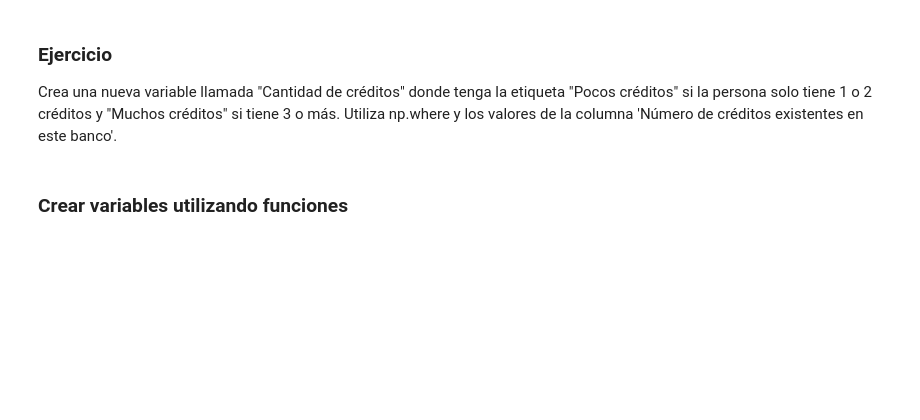
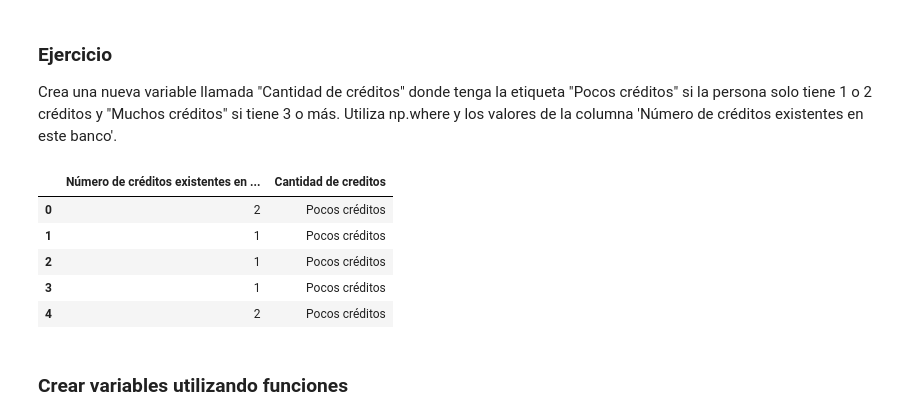
Before and after one commit to ferneyreina19/2025-segundo-semestre-ia-economia, a Jupyter notebook: clases/3_Analisis_y_visualizacion_datos/6_Preprocesamiento_y_feature_engineering.ipynb, the cells around one changed output. Cells and saved outputs as stored; diff of their text form; code cells hidden in the pictures; blank space fills up the shorter version.

```diff
--- a/clases/3_Analisis_y_visualizacion_datos/6_Preprocesamiento_y_feature_engineering.ipynb
+++ b/clases/3_Analisis_y_visualizacion_datos/6_Preprocesamiento_y_feature_engineering.ipynb
@@ -274,6 +353,16 @@ df_mapeado[['Trabajador extranjero', 'Trabajador extranjero 2']].sample(5)
 ### Ejercicio
 
 Crea una nueva variable llamada "Cantidad de créditos" donde tenga la etiqueta "Pocos créditos" si la persona solo tiene 1 o 2 créditos y "Muchos créditos" si tiene 3 o más. Utiliza np.where y los valores de la columna 'Número de créditos existentes en este banco'.
+# %%
+df_mapeado['Cantidad de creditos'] = np.where(df_mapeado['Número de créditos existentes en este banco'] <= 2 , 'Pocos créditos', 'Muchos creditos')
+df_mapeado[['Número de créditos existentes en este banco', 'Cantidad de creditos']].head()
+# %% [output]
+|  | Número de créditos existentes en ... | Cantidad de creditos |
+| 0 | 2 | Pocos créditos |
+| 1 | 1 | Pocos créditos |
+| 2 | 1 | Pocos créditos |
+| 3 | 1 | Pocos créditos |
+| 4 | 2 | Pocos créditos |
 # %% [markdown]
 ### Crear variables utilizando funciones
 # %% [markdown]
```
Also changed, not shown: parts of 43 cells of this notebook.
